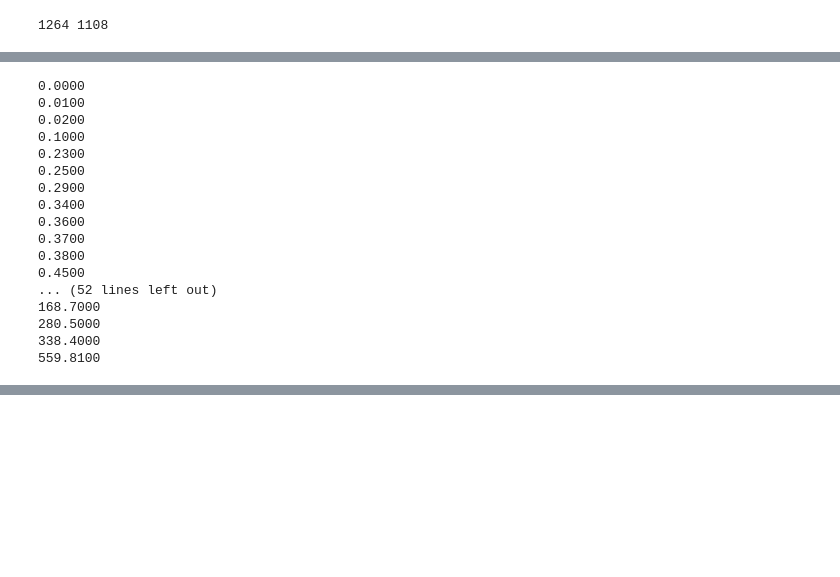
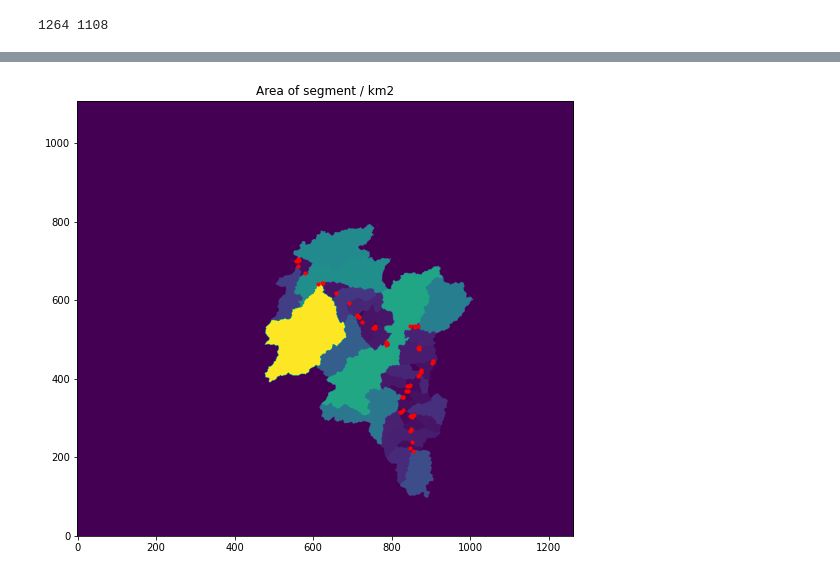
Before and after one commit to Jeschenfelder/msci-clyde-unmixing, a Jupyter notebook: SCRIPTS/Clyde_model.ipynb, the cells around one changed output, grey strips where cells are left out. Saved outputs shown, nothing was run; the diff lists cells and outputs as text; code cells hidden in the pictures; blank space fills up the shorter version.

```diff
--- a/SCRIPTS/Clyde_model.ipynb
+++ b/SCRIPTS/Clyde_model.ipynb
@@ -416,8 +423,6 @@ for i in np.arange(unique_locs.size):
     unique_seg = find_unique_seg(loc)
     area_accumulator[unique_seg] = np.sum(unique_seg)*((0.001*mg.dx)**2) # area in km2
     segment_accumulator = segment_accumulator + (random_val*(unique_seg.astype(int)))
-for i in np.unique(area_accumulator):
-    print("%.4f" % i)
 
 mg.add_field('node','segment_area_km2',area_accumulator,clobber=True)
 #mg.save('segment_area_km2.asc', names = ['segment_area_km2'])
@@ -437,20 +442,3 @@ plt.scatter(x=fitted_locs[:,0]/mg.dx, y=fitted_locs[:,1]/mg.dx, marker=".",c='r'
 plt.title("Area of segment / km2")
 plt.show()
 # %% [output]
-0.0000
-0.0100
-0.0200
-0.1000
-0.2300
-0.2500
-0.2900
-0.3400
-0.3600
-0.3700
-0.3800
-0.4500
-... (52 lines left out)
-168.7000
-280.5000
-338.4000
-559.8100
@@ -459,3 +445,4 @@ plt.show()
+[figure, added]
 # %%
 
 nx=10 #  # <<<<<<<<<<<<<<<<   Change number of x blocks in inversion grid
```
Also changed, not shown: parts of 11 cells of this notebook, 59 other files.
